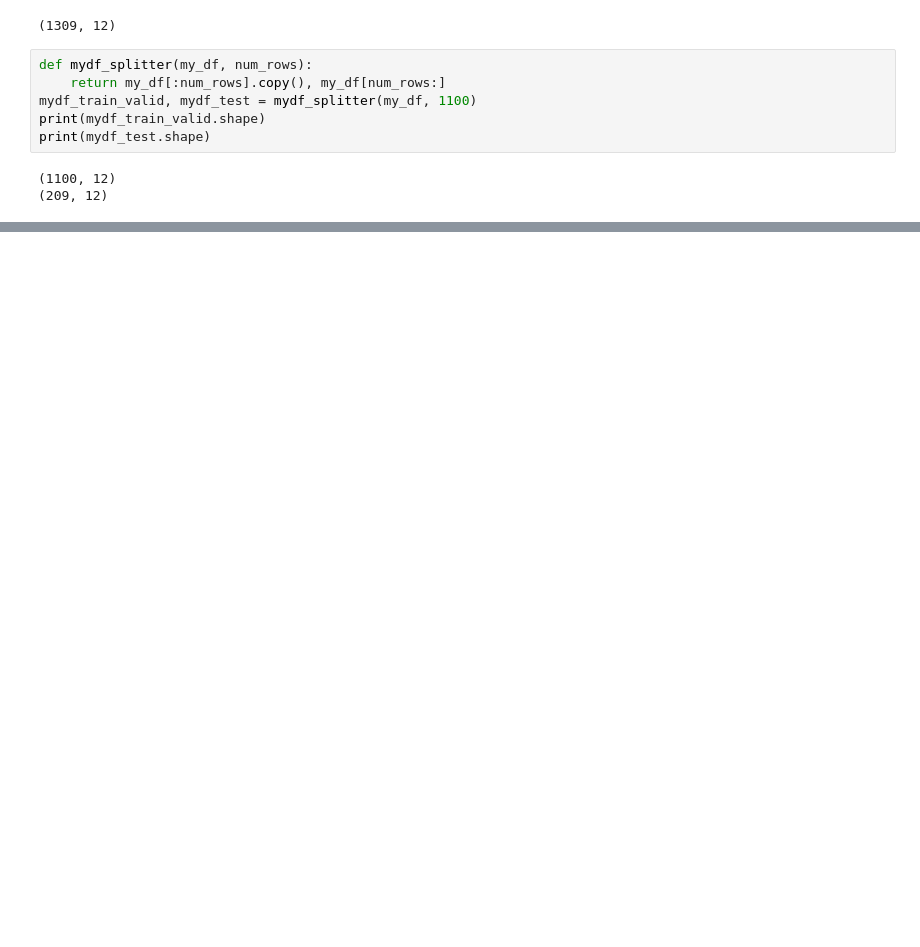
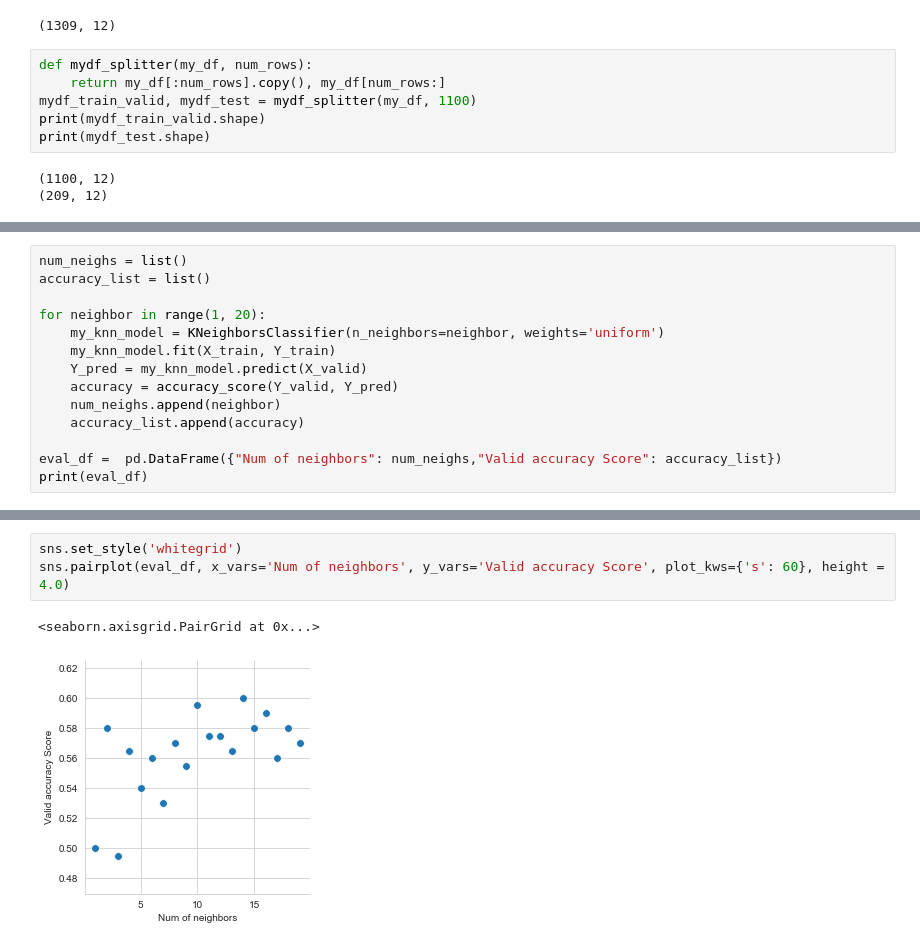
Before and after one commit to luckkyzhou/DataScience6105, a Jupyter notebook: Module3/Module_III_try.ipynb, the cells around one changed output, grey strips where cells are left out. Saved outputs shown, nothing was run; the diff lists cells and outputs as text; blank space fills up the shorter version.

```diff
--- a/Module3/Module_III_try.ipynb
+++ b/Module3/Module_III_try.ipynb
@@ -38,0 +217,14 @@ print(mydf_test.shape)
+# %%
+num_neighs = list()
+accuracy_list = list()
+
+for neighbor in range(1, 20):
+    my_knn_model = KNeighborsClassifier(n_neighbors=neighbor, weights='uniform')
+    my_knn_model.fit(X_train, Y_train)
+    Y_pred = my_knn_model.predict(X_valid)
+    accuracy = accuracy_score(Y_valid, Y_pred)
+    num_neighs.append(neighbor)
+    accuracy_list.append(accuracy)
+
+eval_df =  pd.DataFrame({"Num of neighbors": num_neighs,"Valid accuracy Score": accuracy_list})
+print(eval_df)
@@ -38,0 +252,6 @@ print(mydf_test.shape)
+# %%
+sns.set_style('whitegrid')
+sns.pairplot(eval_df, x_vars='Num of neighbors', y_vars='Valid accuracy Score', plot_kws={'s': 60}, height = 4.0)
+# %% [output]
+<seaborn.axisgrid.PairGrid at 0x...>
+[figure, added]
```
Also changed, not shown: parts of 19 cells of this notebook, 1 other file.
